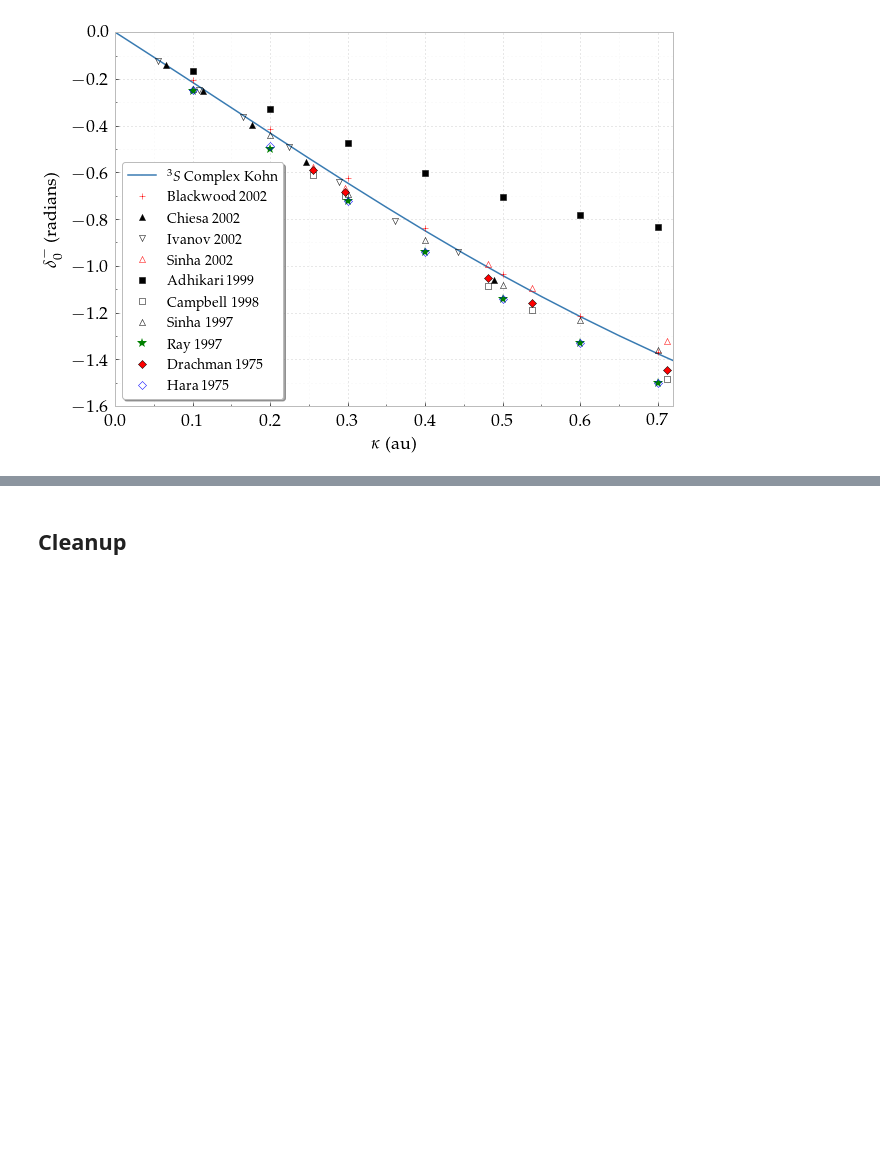
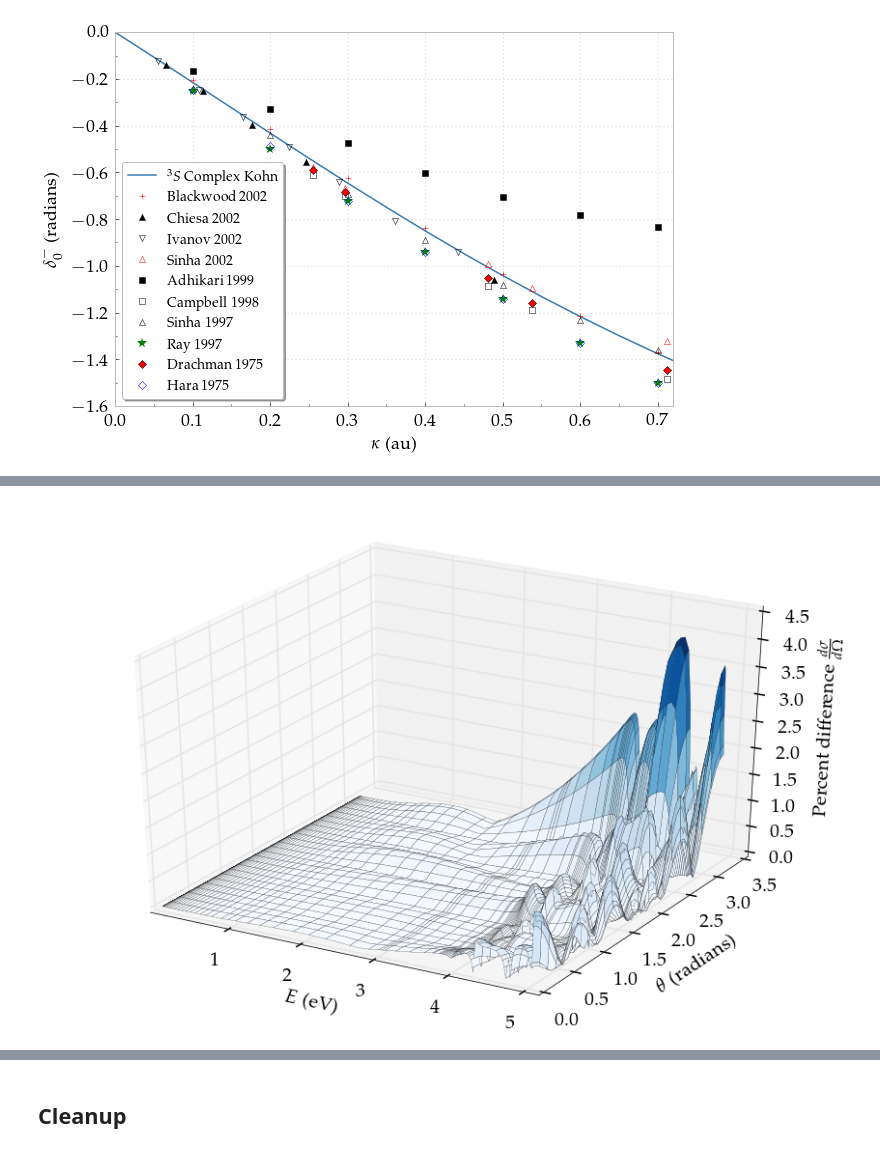
Before and after one commit to DentonW/Papers, a Jupyter notebook: PRA PsH/IPython/Paper Images.ipynb, the cells around one changed output, grey strips where cells are left out. Drawn from its saved outputs; the diff is of its cells as text; code cells hidden in the pictures; blank space fills up the shorter version.

```diff
--- a/PRA PsH/IPython/Paper Images.ipynb
+++ b/PRA PsH/IPython/Paper Images.ipynb
@@ -1089,0 +1075,28 @@ pyplot.show()
+# %%
+Ntheta = 50
+lmax = 5
+
+theta = np.linspace(0, pi, Ntheta)
+
+fig = plt.figure(figsize=(12,8))
+ax = plt.axes(projection='3d')
+
+x = Esub
+y = theta.copy()
+X, Y = np.meshgrid(x, y)
+
+ax.plot_surface(X, Y, pd, rstride=2, cstride=2, linewidth=0.2, antialiased=True, cmap=cm.Blues)
+
+ax.tick_params(axis='both', which='major', labelsize=20)
+ax.set_xlabel(r'$E$ (eV)', fontsize=20, labelpad=20)
+ax.set_ylabel(r'$\theta$ (radians)', fontsize=20)
+ax.set_zlabel(r"Percent difference $\frac{d\sigma}{d\Omega}$", fontsize=20)
+ax.set_xlim3d(27.21138505/4.0 * minK**2, 27.21138505/4.0 * maxK**2)
+#ax.set_ylim3d(3.2, 0)
+
+plt.tight_layout()
+plt.savefig("percent-diff-cross-sections.pdf", bbox_inches='tight')
+
+plt.show()
+# %% [output]
+[figure, added]
```
Also changed, not shown: parts of 23 cells of this notebook, 3 other files.
